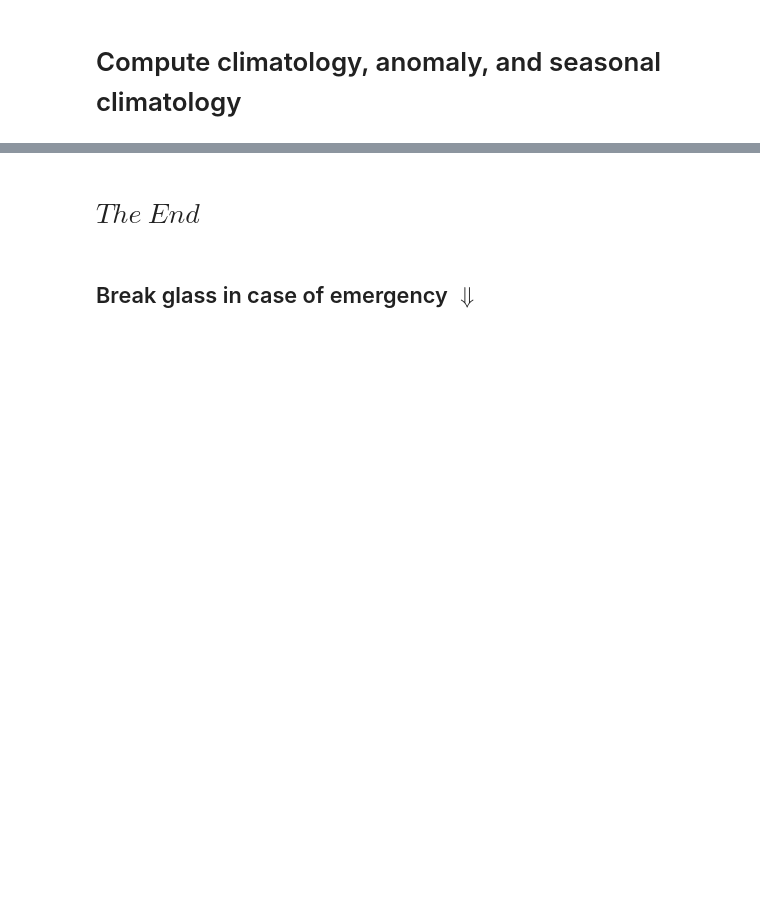
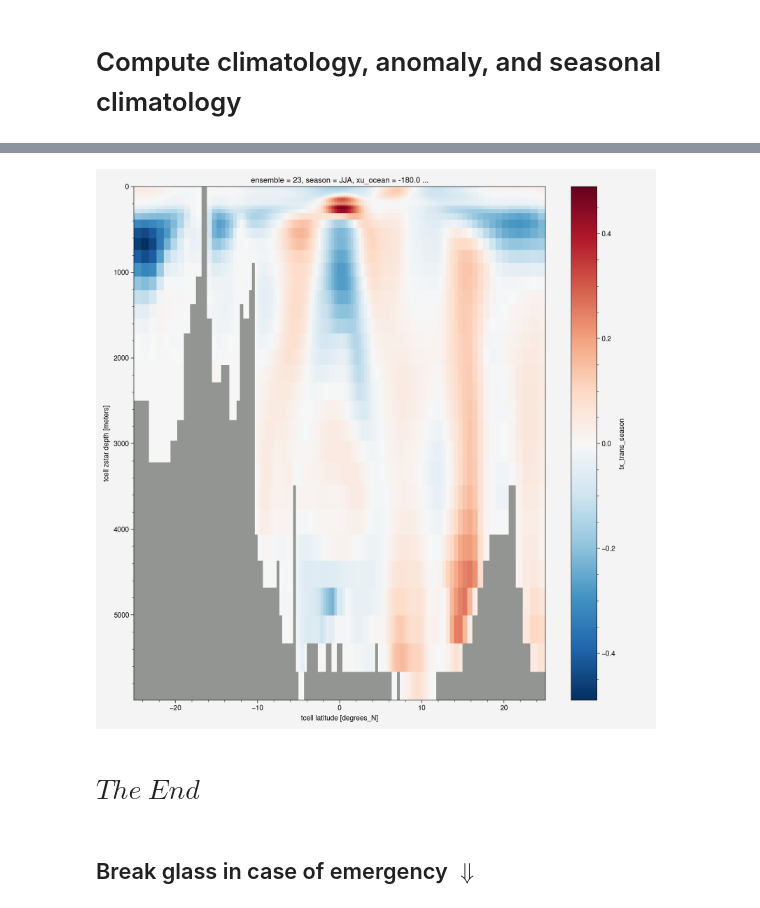
Before and after one commit to csiro-dcfp/NCI-OOD-examples, a Jupyter notebook: write_CAFE60_Tx_transports.ipynb, the cells around one changed output, grey strips where cells are left out. Saved outputs shown, nothing was run; the diff lists cells and outputs as text; code cells hidden in the pictures; blank space fills up the shorter version.

Commit message:
finish write_CAFE60_Tx_transports example

```diff
--- a/write_CAFE60_Tx_transports.ipynb
+++ b/write_CAFE60_Tx_transports.ipynb
@@ -199,0 +213,2 @@ MergeError: conflicting values for variable 'tx_trans' on objects to be combined
+# %%
+DS = xr.open_zarr('/g/data/xv83/users/tm4888/data/CAFE/CAFE60_Tx_regional_clim.zarr')
@@ -199,0 +252,9 @@ MergeError: conflicting values for variable 'tx_trans' on objects to be combined
+# %%
+%%time
+DS.tx_trans_season.isel(season=1).sel({'xu_ocean':-180},method='nearest').plot(size=10)
+plt.gca().invert_yaxis()
+ax = plt.gca()
+ax.set_facecolor('grey')
+plt.tight_layout()
+plt.draw()
+# %% [output]
@@ -200,3 +263,4 @@ MergeError: conflicting values for variable 'tx_trans' on objects to be combined
+[figure, added]
 # %% [markdown]
 # $ The\ End$
 # %% [markdown]
```
Also changed, not shown: parts of 18 cells of this notebook.
